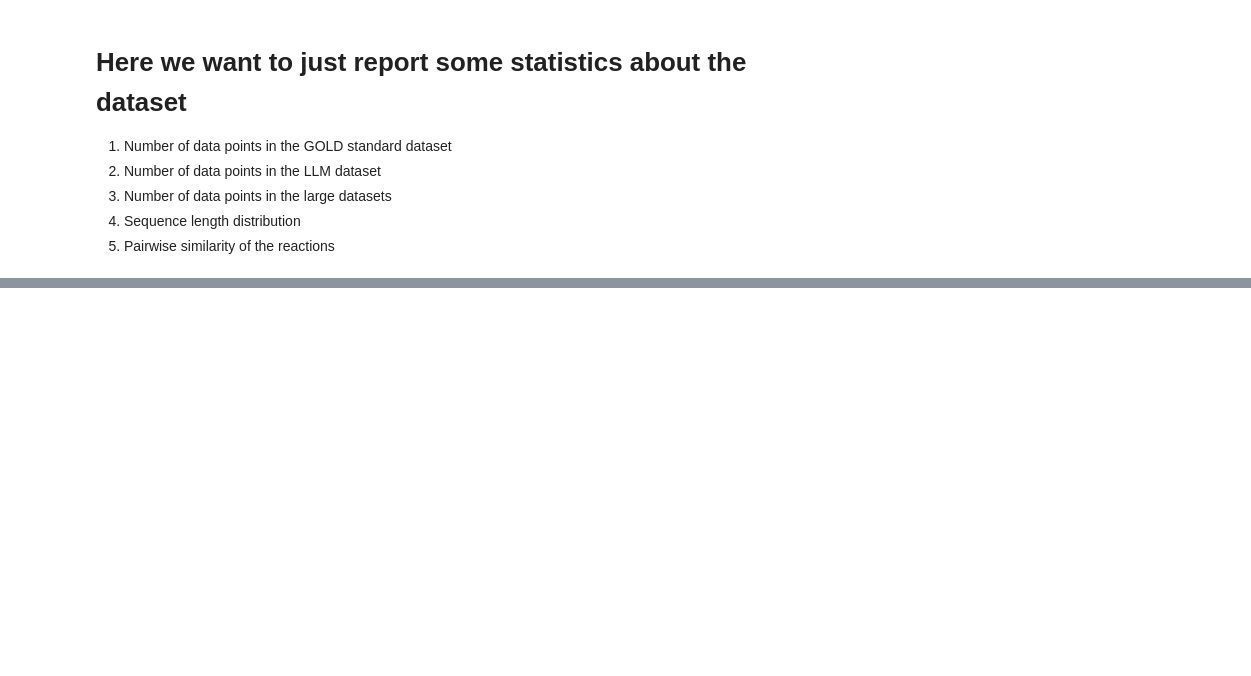
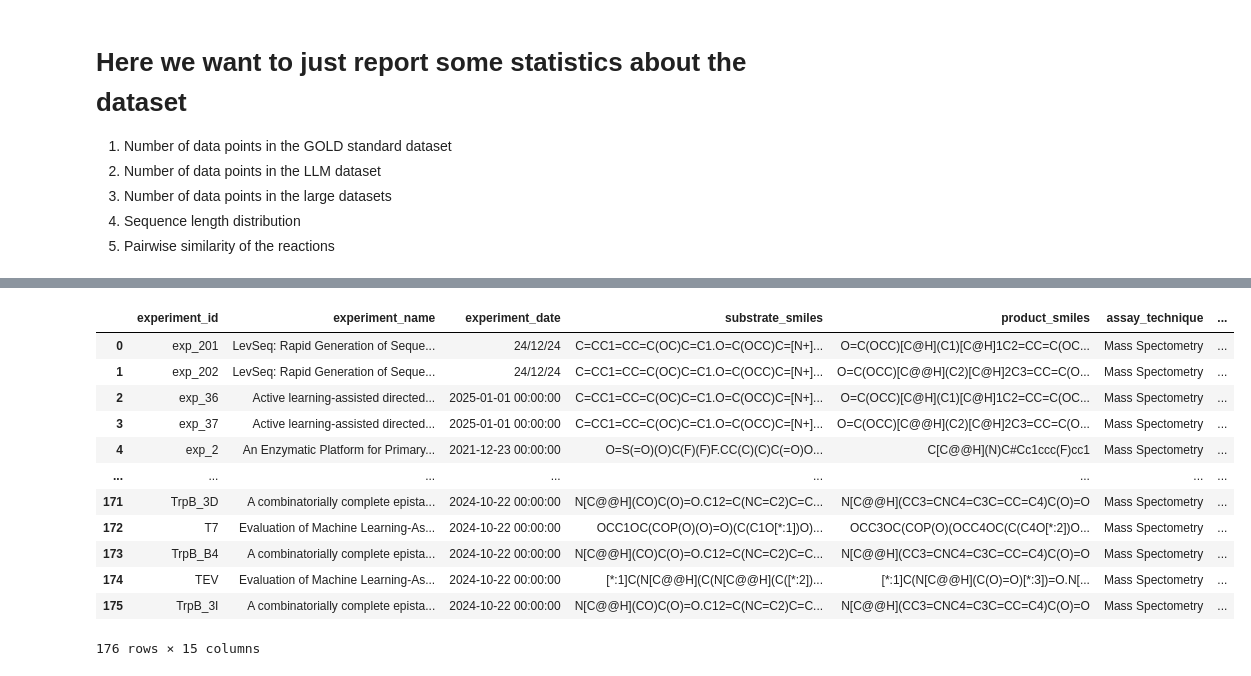
Before and after one commit to fhalab/EnzymeEngineeringDB, a Jupyter notebook: analysis/N9_Database_summary.ipynb, the cells around one changed output, grey strips where cells are left out. Saved outputs shown, nothing was run; the diff lists cells and outputs as text; code cells hidden in the pictures; blank space fills up the shorter version.

```diff
--- a/analysis/N9_Database_summary.ipynb
+++ b/analysis/N9_Database_summary.ipynb
@@ -39,0 +145,5 @@ df['num_rxns'] = num_rxns
+# %%
+all_df = all_df[~all_df['aa_sequence'].isin(['#DEL#', '#INS#', '#N.A.#'])]
+gold_db = all_df[all_df['prefix'] == 'ARNLD']
+llm_db = all_df[all_df['prefix'] == 'LLMDB']
+dmsdb_db = all_df[all_df['prefix'] == 'DMSDB']
@@ -39,0 +152,13 @@ df['num_rxns'] = num_rxns
+# %%
+for db in ['ARNLD', 'LLMDB', 'DMSDB']:
+    df = all_df[all_df['prefix'] == db]
+
+    seq_lengths = [len(seq) for seq in df['aa_sequence'].values]
+    print(f"\n{db} Sequence length statistics:")
+    print(f"  Mean: {np.mean(seq_lengths):.1f}")
+    print(f"  Median: {np.median(seq_lengths):.1f}")
+    print(f"  Min: {np.min(seq_lengths)}")
+    print(f"  Max: {np.max(seq_lengths)}")
+    print(f"  Std: {np.std(seq_lengths):.1f}")
+
+    # For each check the reactions are
@@ -156,0 +280,16 @@ Pairwise reaction similarity (Tanimoto):
+# %%
+df
+# %% [output]
+|  | experiment_id | experiment_name | experiment_date | substrate_smiles | product_smiles | assay_technique | ... |
+| 0 | exp_201 | LevSeq: Rapid Generation of Seque... | 24/12/24 | C=CC1=CC=C(OC)C=C1.O=C(OCC)C=[N+]... | O=C(OCC)[C@H](C1)[C@H]1C2=CC=C(OC... | Mass Spectometry | ... |
+| 1 | exp_202 | LevSeq: Rapid Generation of Seque... | 24/12/24 | C=CC1=CC=C(OC)C=C1.O=C(OCC)C=[N+]... | O=C(OCC)[C@@H](C2)[C@H]2C3=CC=C(O... | Mass Spectometry | ... |
+| 2 | exp_36 | Active learning-assisted directed... | 2025-01-01 00:00:00 | C=CC1=CC=C(OC)C=C1.O=C(OCC)C=[N+]... | O=C(OCC)[C@H](C1)[C@H]1C2=CC=C(OC... | Mass Spectometry | ... |
+| 3 | exp_37 | Active learning-assisted directed... | 2025-01-01 00:00:00 | C=CC1=CC=C(OC)C=C1.O=C(OCC)C=[N+]... | O=C(OCC)[C@@H](C2)[C@H]2C3=CC=C(O... | Mass Spectometry | ... |
+| 4 | exp_2 | An Enzymatic Platform for Primary... | 2021-12-23 00:00:00 | O=S(=O)(O)C(F)(F)F.CC(C)(C)C(=O)O... | C[C@@H](N)C#Cc1ccc(F)cc1 | Mass Spectometry | ... |
+| ... | ... | ... | ... | ... | ... | ... | ... |
+| 171 | TrpB_3D | A combinatorially complete epista... | 2024-10-22 00:00:00 | N[C@@H](CO)C(O)=O.C12=C(NC=C2)C=C... | N[C@@H](CC3=CNC4=C3C=CC=C4)C(O)=O | Mass Spectometry | ... |
+| 172 | T7 | Evaluation of Machine Learning-As... | 2024-10-22 00:00:00 | OCC1OC(COP(O)(O)=O)(C(C1O[*:1])O)... | OCC3OC(COP(O)(OCC4OC(C(C4O[*:2])O... | Mass Spectometry | ... |
+| 173 | TrpB_B4 | A combinatorially complete epista... | 2024-10-22 00:00:00 | N[C@@H](CO)C(O)=O.C12=C(NC=C2)C=C... | N[C@@H](CC3=CNC4=C3C=CC=C4)C(O)=O | Mass Spectometry | ... |
+| 174 | TEV | Evaluation of Machine Learning-As... | 2024-10-22 00:00:00 | [*:1]C(N[C@@H](C(N[C@@H](C([*:2])... | [*:1]C(N[C@@H](C(O)=O)[*:3])=O.N[... | Mass Spectometry | ... |
+| 175 | TrpB_3I | A combinatorially complete epista... | 2024-10-22 00:00:00 | N[C@@H](CO)C(O)=O.C12=C(NC=C2)C=C... | N[C@@H](CC3=CNC4=C3C=CC=C4)C(O)=O | Mass Spectometry | ... |
+176 rows × 15 columns
```
Also changed, not shown: parts of 13 cells of this notebook.
